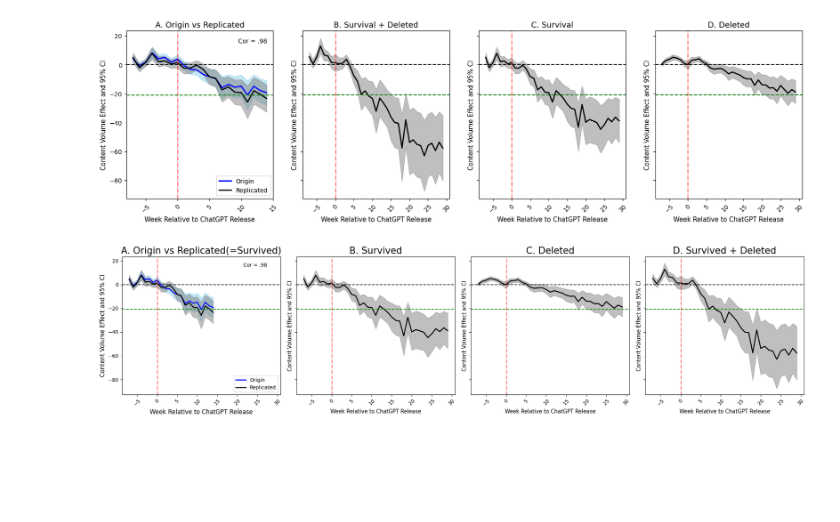
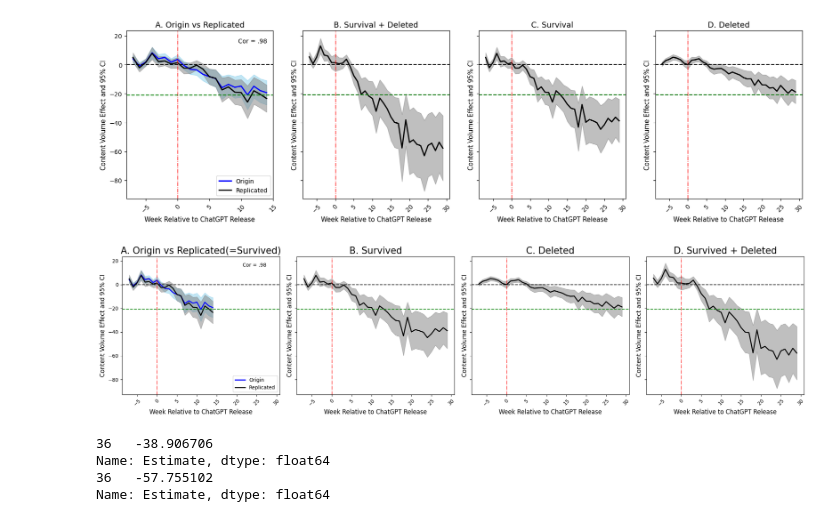
Before and after one commit to boysbeanxious/stackoverflow_src, a Jupyter notebook: matters_arising/Fig1.ipynb, the cells around one changed output. Saved outputs shown, nothing was run; the diff lists cells and outputs as text; code cells hidden in the pictures; blank space fills up the shorter version.

```diff
--- a/matters_arising/Fig1.ipynb
+++ b/matters_arising/Fig1.ipynb
@@ -817,37 +817,45 @@ axs[1].fill_between(cond3_long_n_df_coefs['period'], cond3_long_n_df_coefs['ll_9
 axs[1].plot(cond3_long_n_df_coefs['period'], cond3_long_n_df_coefs['Estimate'], color='black', linewidth=2)
 axs[1].axvline(x=0, color='red', linestyle='-.', linewidth=1)
 axs[1].axhline(y=0, color='black', linestyle='--')
 axs[1].axhline(y=-21, color='green',  linestyle='--')
-axs[1].set_xlabel("Week Relative to ChatGPT Release", fontsize = 10.5)
-axs[1].set_ylabel("Content Volume Effect and 95% CI", fontsize = 10.5)
+axs[1].set_xlabel("Week Relative to ChatGPT Release", fontsize = 12)
+axs[1].set_ylabel("Content Volume Effect and 95% CI", fontsize = 12)
 axs[1].set_title("B. Survived", fontsize=18.5)
 axs[1].tick_params(axis='x', rotation=45)
 axs[1].grid(False)
 
 axs[2].fill_between(cond3_long_y_df_coefs['period'], cond3_long_y_df_coefs['ll_95'], cond3_long_y_df_coefs['ul_95'], color='gray', alpha=0.5)
 axs[2].plot(cond3_long_y_df_coefs['period'], cond3_long_y_df_coefs['Estimate'], color='black', linewidth=2)
 axs[2].axvline(x=0, color='red', linestyle='-.', linewidth=1)
 axs[2].axhline(y=0, color='black', linestyle='--')
 axs[2].axhline(y=-21, color='green',  linestyle='--')
-axs[2].set_xlabel("Week Relative to ChatGPT Release", fontsize = 10.5)
-axs[2].set_ylabel("Content Volume Effect and 95% CI", fontsize = 10.5)
+axs[2].set_xlabel("Week Relative to ChatGPT Release", fontsize = 12)
+axs[2].set_ylabel("Content Volume Effect and 95% CI", fontsize = 12)
 axs[2].set_title("C. Deleted", fontsize=18.5)
 axs[2].tick_params(axis='x', rotation=45)
 axs[2].grid(False)
 
 
 axs[3].fill_between(cond3_long_df_coefs['period'], cond3_long_df_coefs['ll_95'], cond3_long_df_coefs['ul_95'], color='gray', alpha=0.5)
 axs[3].plot(cond3_long_df_coefs['period'], cond3_long_df_coefs['Estimate'], color='black', linewidth=2)
 axs[3].axvline(x=0,     color='red',    linestyle='-.', linewidth=1)
 axs[3].axhline(y=0,     color='black',  linestyle='--')
 axs[3].axhline(y=-21, color='green',  linestyle='--')
-axs[3].set_xlabel("Week Relative to ChatGPT Release", fontsize = 10.5)
-axs[3].set_ylabel("Content Volume Effect and 95% CI", fontsize = 10.5)
+axs[3].set_xlabel("Week Relative to ChatGPT Release", fontsize = 12)
+axs[3].set_ylabel("Content Volume Effect and 95% CI", fontsize = 12)
 axs[3].set_title("D. Survived + Deleted", fontsize=18.5)
 axs[3].tick_params(axis='x', rotation=45)
 axs[3].grid(False)
 
 fig.tight_layout()
 plt.show();
 # %% [output]
-[figure, old version]
+[figure, new version]
+# %%
+print(cond3_long_n_df_coefs.loc[cond3_long_n_df_coefs['period'] == 29, 'Estimate'])
+print(cond3_long_df_coefs.loc[cond3_long_df_coefs['period'] == 29, 'Estimate'])
+# %% [output]
+36   -38.906706
+Name: Estimate, dtype: float64
+36   -57.755102
+Name: Estimate, dtype: float64
```
Also changed, not shown: 2 other files.
